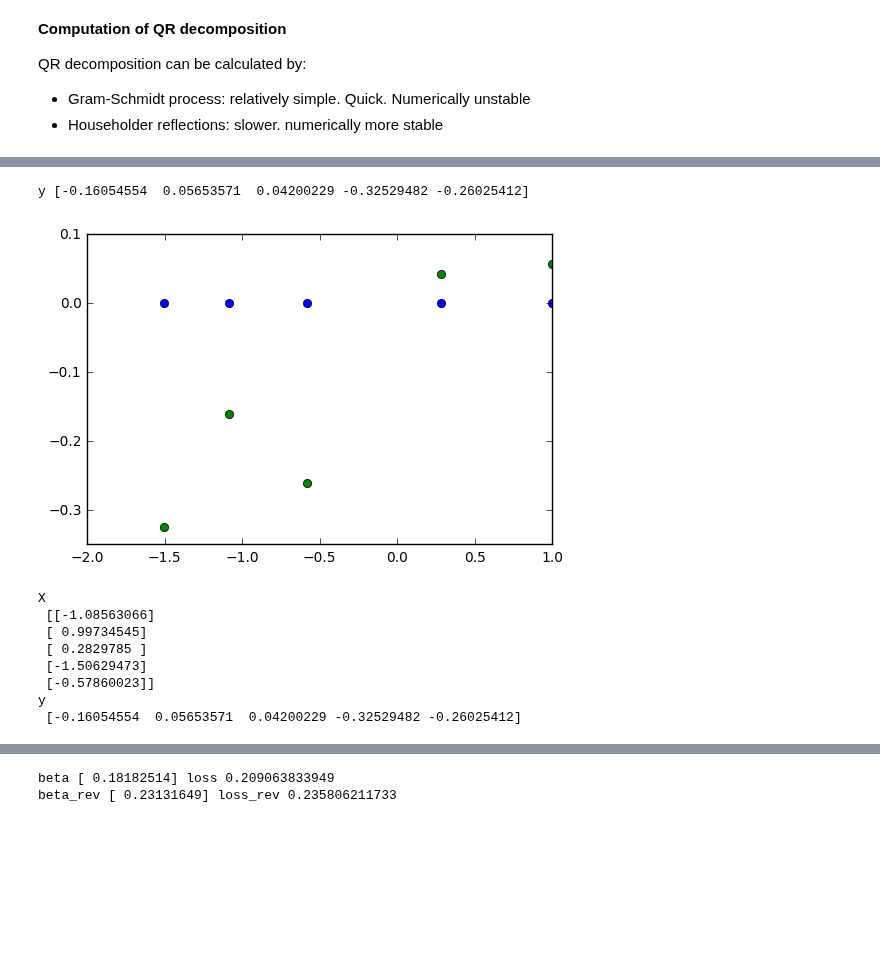
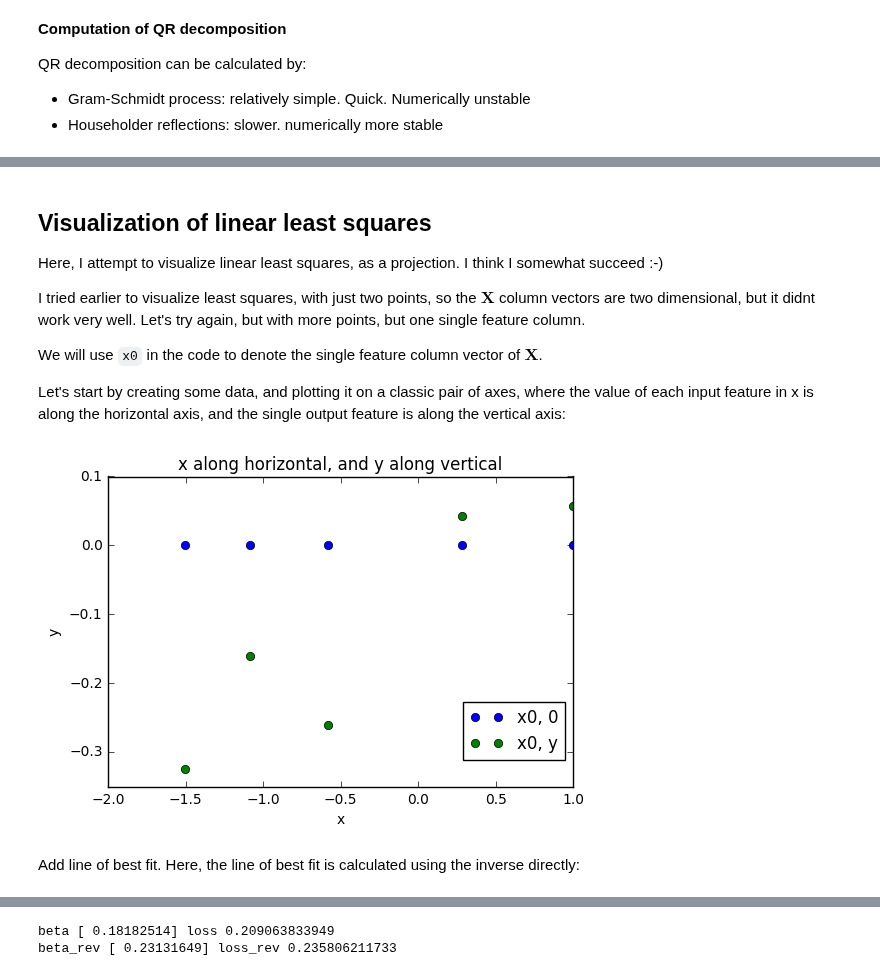
Before and after one commit to hughperkins/selfstudy-IBP, a Jupyter notebook: maths/wiki_linearleastsquares.ipynb, the cells around one changed output, grey strips where cells are left out. Cells and saved outputs as stored; diff of their text form; code cells hidden in the pictures; blank space fills up the shorter version.

Commit message:
tons of linear least squares stuff

```diff
--- a/maths/wiki_linearleastsquares.ipynb
+++ b/maths/wiki_linearleastsquares.ipynb
@@ -301,42 +310,45 @@ R
+# %% [markdown]
+## Visualization of linear least squares
+
+Here, I attempt to visualize linear least squares, as a projection. I think I somewhat succeed :-)
+
+I tried earlier to visualize least squares, with just two points, so the $\mathbf{X}$ column vectors are two dimensional, but it didnt work very well.  Let's try again, but with more points, but one single feature column.
+
+We will use `x0` in the code to denote the single feature column vector of $\mathbf{X}$.
+
+Let's start by creating some data, and plotting it on a classic pair of axes, where the value of each input feature in x is along the horizontal axis, and the single output feature is along the vertical axis:
 # %%
 import matplotlib.pyplot as plt
 import numpy as np
 import math
 import importlib
 import mylib
 importlib.reload(mylib)
 from mylib import plot_vector, zerov
 
 
 N = 5
 K = 1
 
 beta_underlying = np.zeros((K,), dtype=np.float32)
 beta_underlying.fill(0.3)
 noise = 0.1
 
 np.random.seed(123)
 X = np.random.randn(N, K).astype(np.float32)
 y = X.dot(beta_underlying) + np.random.randn(N) * noise
-print('y', y)
 
-plt.plot(X.reshape(N), np.zeros(N), 'o')
-plt.plot(X.reshape(N), y, 'o')
+plt.plot(X.reshape(N), np.zeros(N), 'o', label='x0, 0')
+plt.plot(X.reshape(N), y, 'o', label='x0, y')
+plt.xlabel('x')
+plt.ylabel('y')
+plt.title('x along horizontal, and y along vertical')
+plt.legend(bbox_to_anchor=(1.0, 0.3))
 plt.show()
-
-print('X\n', X)
-print('y\n', y)
 # %% [output]
-y [-0.16054554  0.05653571  0.04200229 -0.32529482 -0.26025412]
-[figure, old version]
+[figure, new version]
-X
- [[-1.08563066]
- [ 0.99734545]
- [ 0.2829785 ]
- [-1.50629473]
- [-0.57860023]]
-y
- [-0.16054554  0.05653571  0.04200229 -0.32529482 -0.26025412]
+# %% [markdown]
+Add line of best fit.  Here, the line of best fit is calculated using the inverse directly:
 # %%
 beta = np.linalg.inv(X.T.dot(X)).dot(X.T.dot(y))
 print('beta', beta)
```
Also changed, not shown: parts of 37 cells of this notebook, 1 other file.
